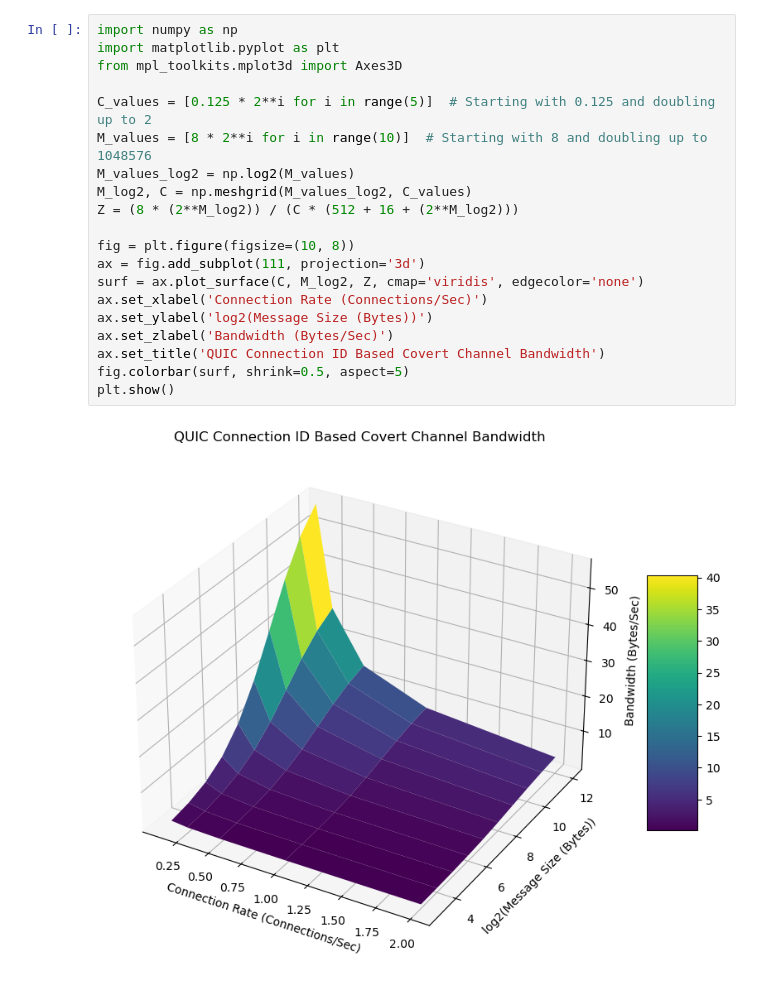
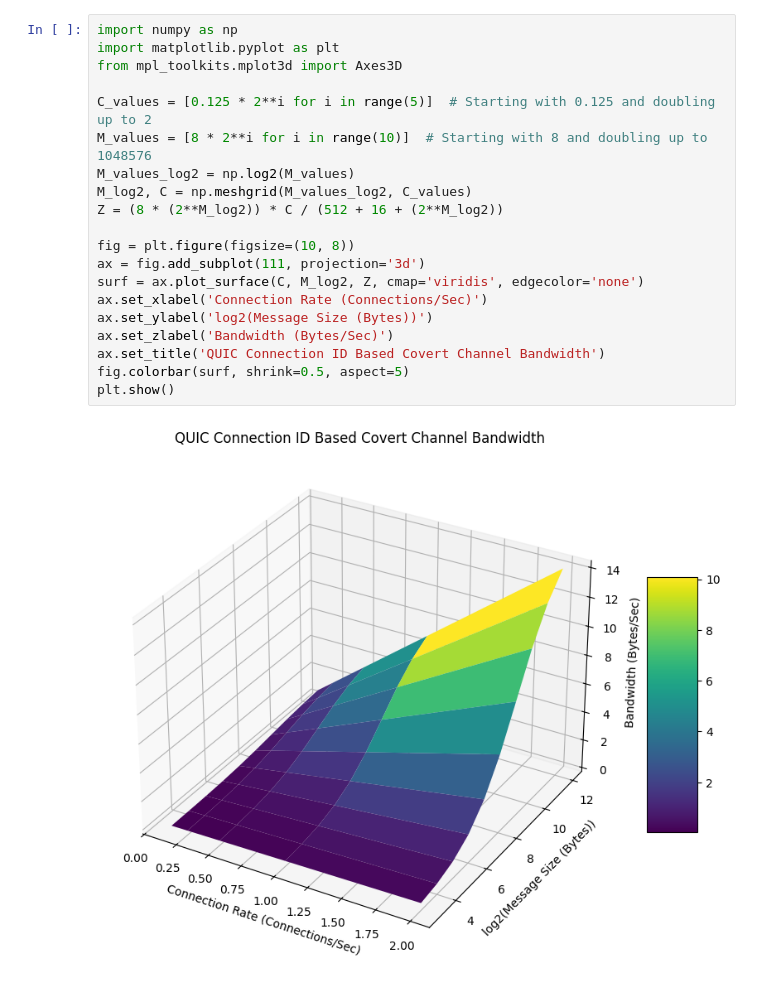
Before and after one commit to nuvious/QuiCC, a Jupyter notebook: BandwidthCalculation.ipynb, the cells around one changed output. Cells and saved outputs as stored; diff of their text form.

Commit message:
Corrected bandwidth calculation and plot.

```diff
--- a/BandwidthCalculation.ipynb
+++ b/BandwidthCalculation.ipynb
@@ -1,22 +1,22 @@
 # %%
 import numpy as np
 import matplotlib.pyplot as plt
 from mpl_toolkits.mplot3d import Axes3D
 
 C_values = [0.125 * 2**i for i in range(5)]  # Starting with 0.125 and doubling up to 2
 M_values = [8 * 2**i for i in range(10)]  # Starting with 8 and doubling up to 1048576
 M_values_log2 = np.log2(M_values)
 M_log2, C = np.meshgrid(M_values_log2, C_values)
-Z = (8 * (2**M_log2)) / (C * (512 + 16 + (2**M_log2)))
+Z = (8 * (2**M_log2)) * C / (512 + 16 + (2**M_log2))
 
 fig = plt.figure(figsize=(10, 8))
 ax = fig.add_subplot(111, projection='3d')
 surf = ax.plot_surface(C, M_log2, Z, cmap='viridis', edgecolor='none')
 ax.set_xlabel('Connection Rate (Connections/Sec)')
 ax.set_ylabel('log2(Message Size (Bytes))')
 ax.set_zlabel('Bandwidth (Bytes/Sec)')
 ax.set_title('QUIC Connection ID Based Covert Channel Bandwidth')
 fig.colorbar(surf, shrink=0.5, aspect=5)
 plt.show()
 # %% [output]
-[figure, old version]
+[figure, new version]
```
Also changed, not shown: 2 other files.
